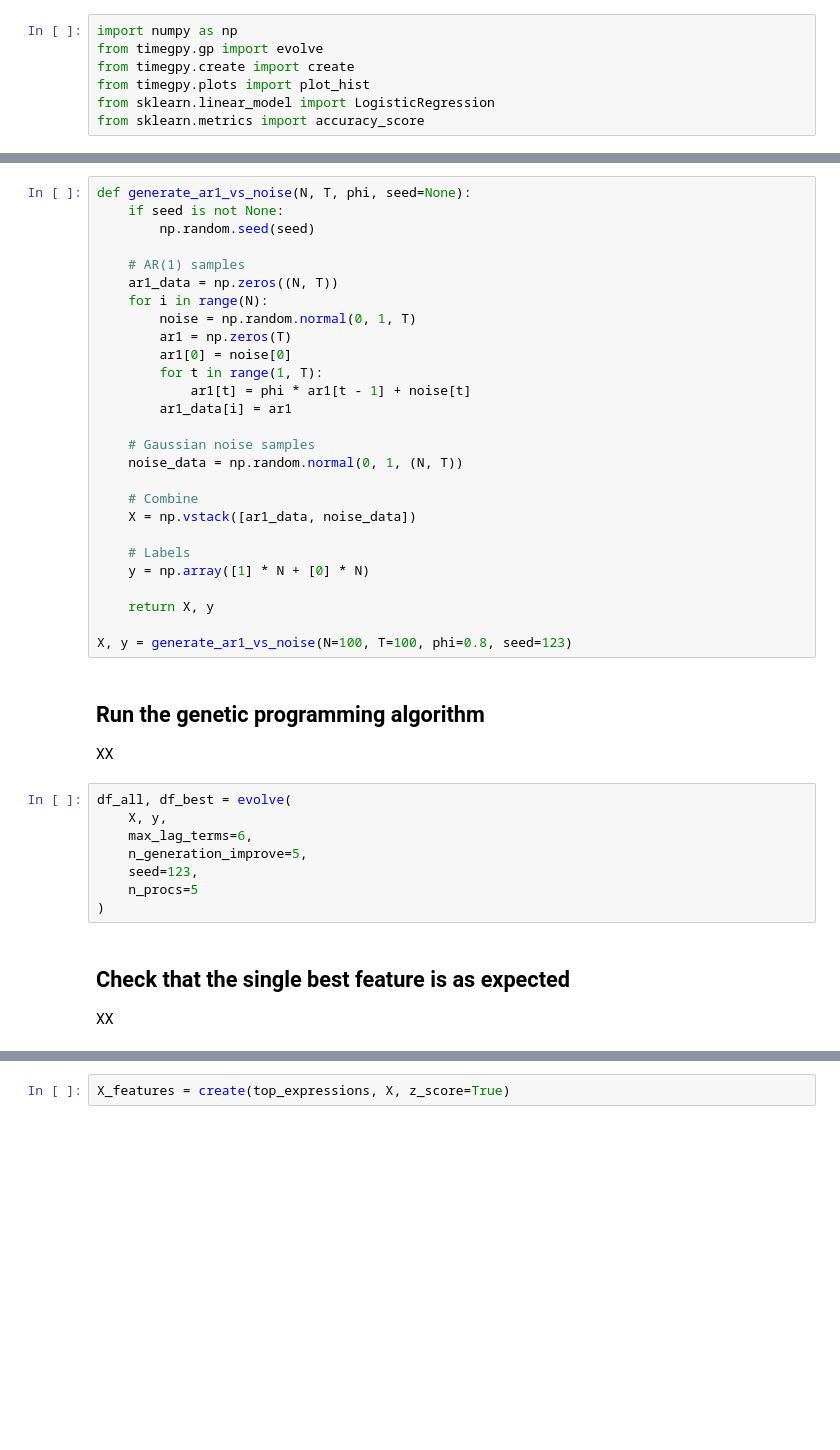
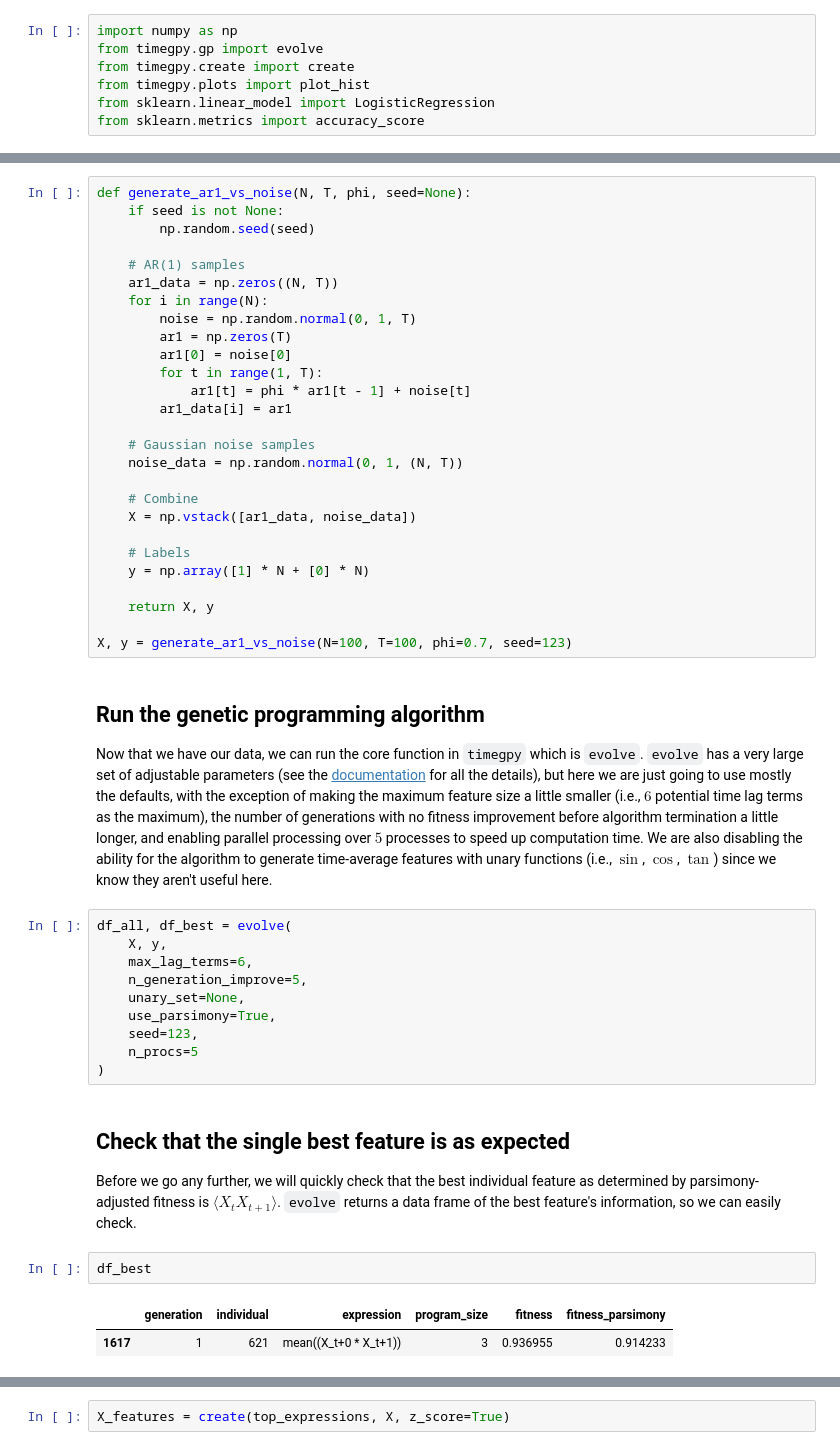
Before and after one commit to hendersontrent/timegpy, a Jupyter notebook: notebooks/01 Machine Learning_Classification.ipynb, the cells around one changed output, grey strips where cells are left out. Drawn from its saved outputs; the diff is of its cells as text; blank space fills up the shorter version.

```diff
--- a/notebooks/01 Machine Learning_Classification.ipynb
+++ b/notebooks/01 Machine Learning_Classification.ipynb
@@ -43,20 +47,27 @@ def generate_ar1_vs_noise(N, T, phi, seed=None):
 
     return X, y
 
-X, y = generate_ar1_vs_noise(N=100, T=100, phi=0.8, seed=123)
+X, y = generate_ar1_vs_noise(N=100, T=100, phi=0.7, seed=123)
 # %% [markdown]
 ## Run the genetic programming algorithm
 
-XX
+Now that we have our data, we can run the core function in `timegpy` which is `evolve`. `evolve` has a very large set of adjustable parameters (see the [documentation](https://timegpy.readthedocs.io/en/latest/Quickstart.html) for all the details), but here we are just going to use mostly the defaults, with the exception of making the maximum feature size a little smaller (i.e., $6$ potential time lag terms as the maximum), the number of generations with no fitness improvement before algorithm termination a little longer, and enabling parallel processing over $5$ processes to speed up computation time. We are also disabling the ability for the algorithm to generate time-average features with unary functions (i.e., $\sin$, $\cos$, $\tan$) since we know they aren't useful here.
 # %%
 df_all, df_best = evolve(
     X, y,
     max_lag_terms=6,
     n_generation_improve=5,
+    unary_set=None,
+    use_parsimony=True,
     seed=123,
     n_procs=5
 )
 # %% [markdown]
 ## Check that the single best feature is as expected
 
-XX
+Before we go any further, we will quickly check that the best individual feature as determined by parsimony-adjusted fitness is $\langle X_{t} X_{t+1} \rangle$. `evolve` returns a data frame of the best feature's information, so we can easily check.
+# %%
+df_best
+# %% [output]
+|  | generation | individual | expression | program_size | fitness | fitness_parsimony |
+| 1617 | 1 | 621 | mean((X_t+0 * X_t+1)) | 3 | 0.936955 | 0.914233 |
```
Also changed, not shown: parts of 11 cells of this notebook.
